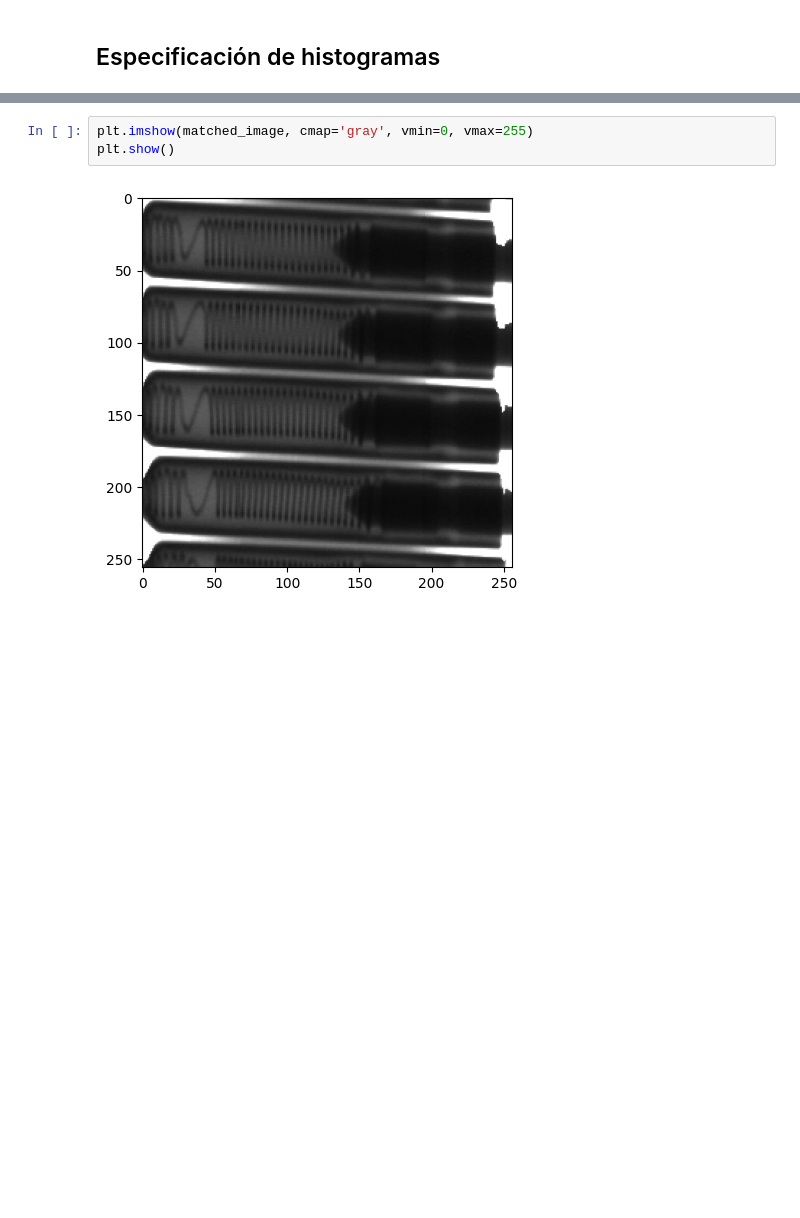
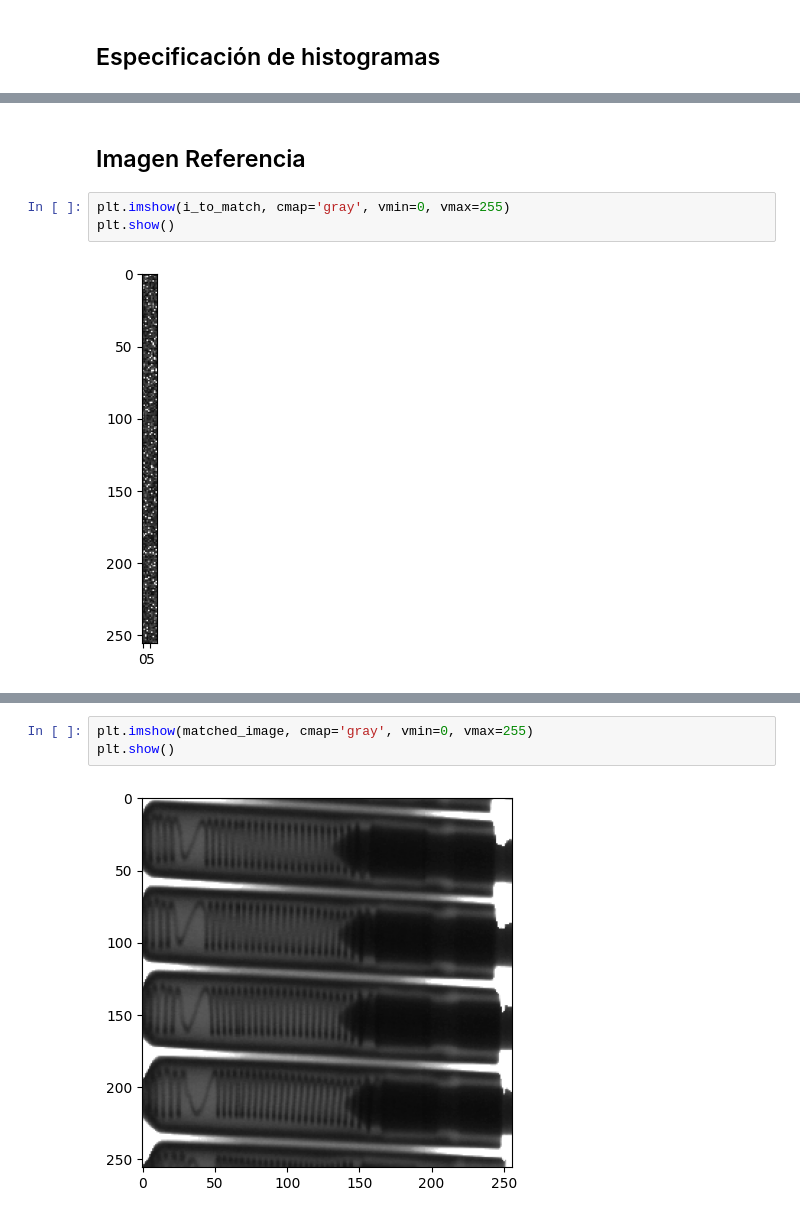
Before and after one commit to pukinidev/TalleresImagenes, a Jupyter notebook: Taller 2/Punto3.ipynb, the cells around one changed output, grey strips where cells are left out. Drawn from its saved outputs; the diff is of its cells as text; blank space fills up the shorter version.

```diff
--- a/Taller 2/Punto3.ipynb
+++ b/Taller 2/Punto3.ipynb
@@ -113,3 +121,10 @@ mostrar_histograma(histograma_original)
+# %% [markdown]
+## Imagen Referencia
+# %%
+plt.imshow(i_to_match, cmap='gray', vmin=0, vmax=255)
+plt.show()
+# %% [output]
+[figure, added]
 # %%
 mostrar_histograma(i_to_match)
 # %% [output]
```
Also changed, not shown: parts of 18 cells of this notebook, 2 other files.
